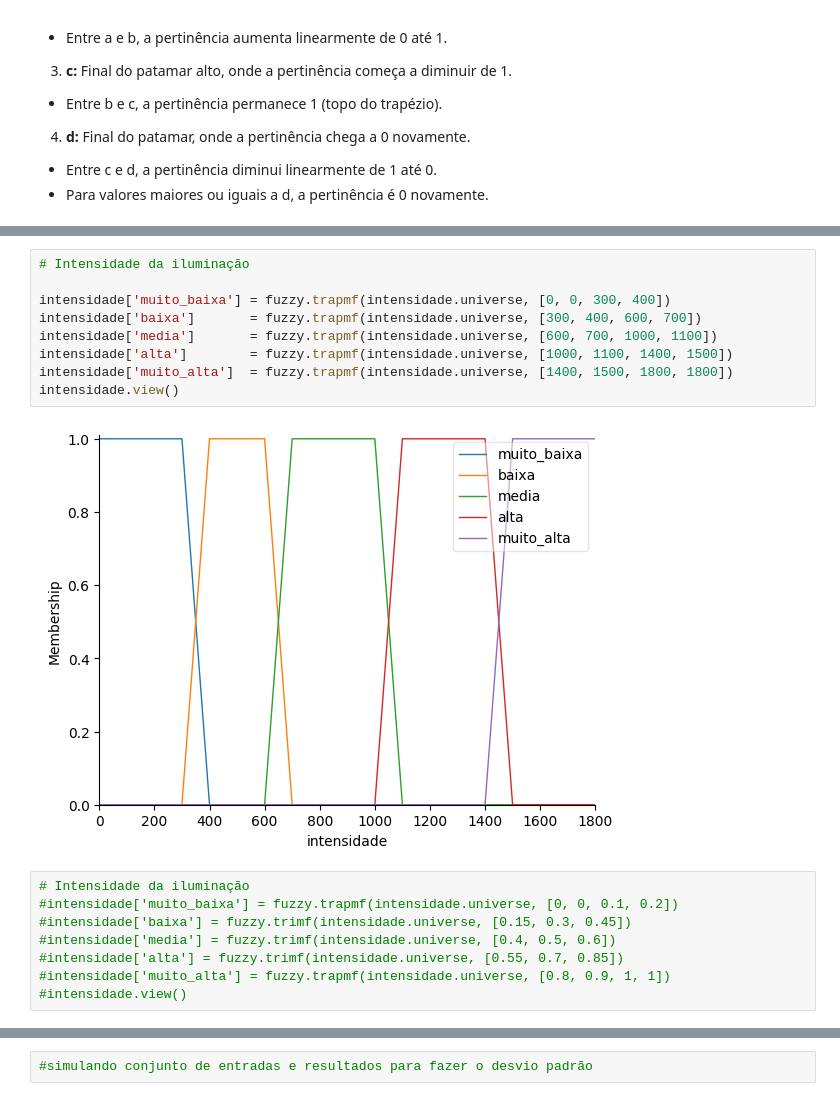
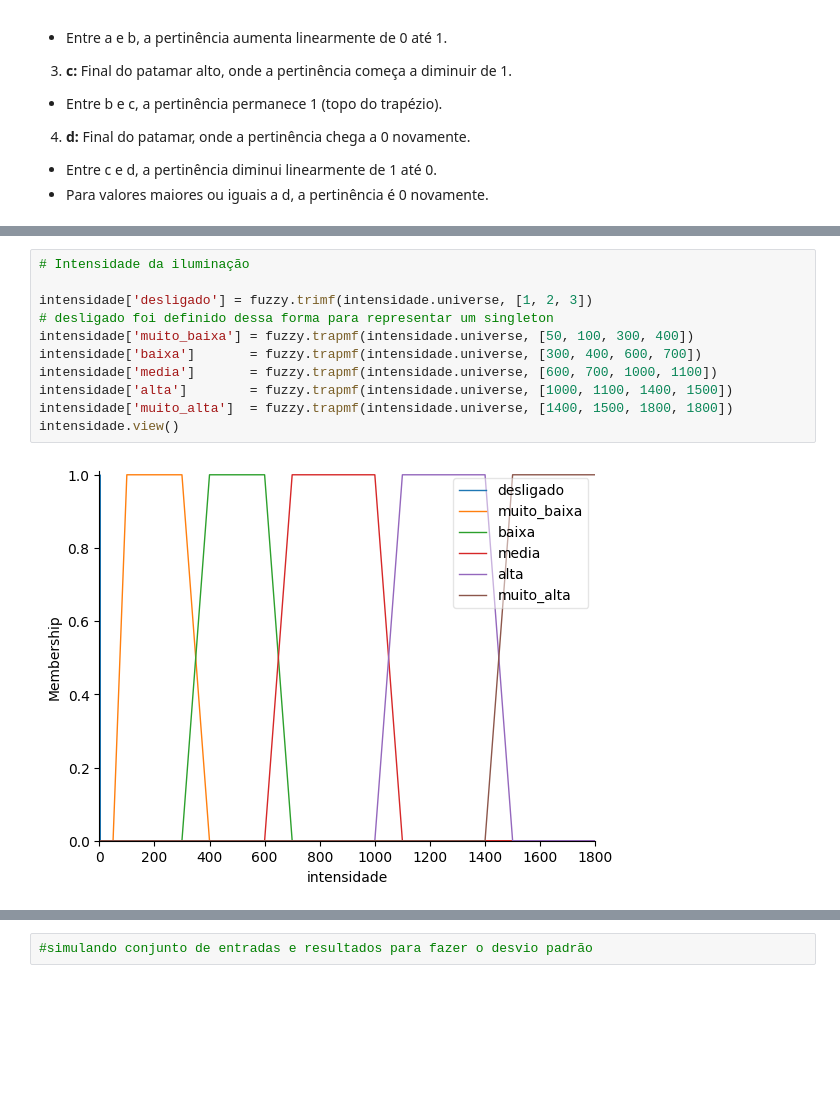
Before and after one commit to patriciacarvalhom/fuzzy, a Jupyter notebook: Notebook/fuzzy_skfuzzy.ipynb, the cells around one changed output, grey strips where cells are left out. Drawn from its saved outputs; the diff is of its cells as text; blank space fills up the shorter version.

```diff
--- a/Notebook/fuzzy_skfuzzy.ipynb
+++ b/Notebook/fuzzy_skfuzzy.ipynb
@@ -94,19 +76,13 @@ presenca.view()
 # %%
 # Intensidade da iluminação
 
-intensidade['muito_baixa'] = fuzzy.trapmf(intensidade.universe, [0, 0, 300, 400])
+intensidade['desligado'] = fuzzy.trimf(intensidade.universe, [1, 2, 3])
+# desligado foi definido dessa forma para representar um singleton
+intensidade['muito_baixa'] = fuzzy.trapmf(intensidade.universe, [50, 100, 300, 400])
 intensidade['baixa']       = fuzzy.trapmf(intensidade.universe, [300, 400, 600, 700])
 intensidade['media']       = fuzzy.trapmf(intensidade.universe, [600, 700, 1000, 1100])
 intensidade['alta']        = fuzzy.trapmf(intensidade.universe, [1000, 1100, 1400, 1500])
 intensidade['muito_alta']  = fuzzy.trapmf(intensidade.universe, [1400, 1500, 1800, 1800])
 intensidade.view()
 # %% [output]
-[figure, old version]
+[figure, new version]
-# %%
-# Intensidade da iluminação
-#intensidade['muito_baixa'] = fuzzy.trapmf(intensidade.universe, [0, 0, 0.1, 0.2])
-#intensidade['baixa'] = fuzzy.trimf(intensidade.universe, [0.15, 0.3, 0.45])
-#intensidade['media'] = fuzzy.trimf(intensidade.universe, [0.4, 0.5, 0.6])
-#intensidade['alta'] = fuzzy.trimf(intensidade.universe, [0.55, 0.7, 0.85])
-#intensidade['muito_alta'] = fuzzy.trapmf(intensidade.universe, [0.8, 0.9, 1, 1])
-#intensidade.view()
```
Also changed, not shown: parts of 17 cells of this notebook.
